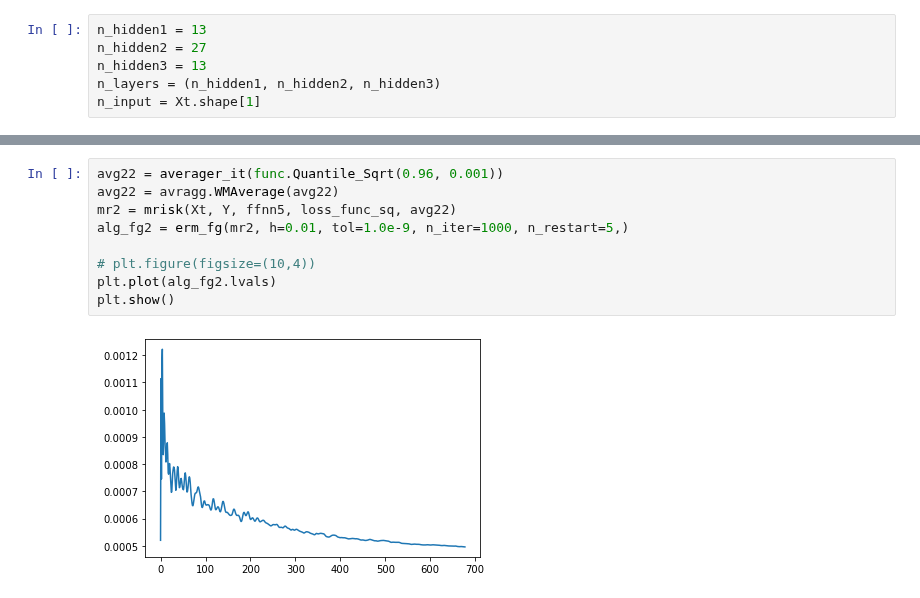
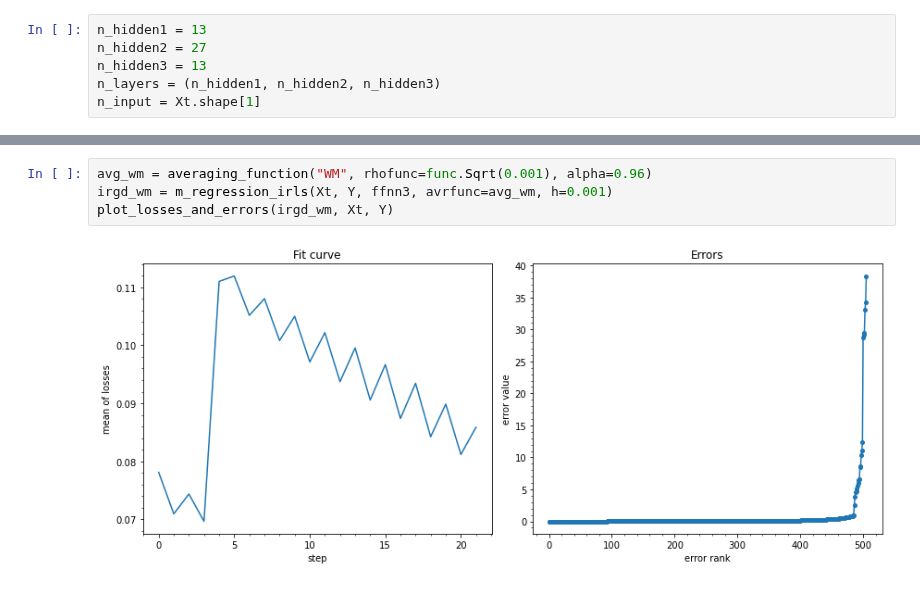
Before and after one commit to intellimath/mlgrad, a Jupyter notebook: examples/isnn2019_nn_boston.ipynb, the cells around one changed output, grey strips where cells are left out. Drawn from its saved outputs; the diff is of its cells as text.

```diff
--- a/examples/isnn2019_nn_boston.ipynb
+++ b/examples/isnn2019_nn_boston.ipynb
@@ -107,11 +83,6 @@ plt.show()
-# %%
-avg22 = averager_it(func.Quantile_Sqrt(0.96, 0.001))
-avg22 = avragg.WMAverage(avg22)
-mr2 = mrisk(Xt, Y, ffnn5, loss_func_sq, avg22)
-alg_fg2 = erm_fg(mr2, h=0.01, tol=1.0e-9, n_iter=1000, n_restart=5,)
-
-# plt.figure(figsize=(10,4))
-plt.plot(alg_fg2.lvals)
-plt.show()
-# %% [output]
-[figure, removed]
+# %%
+avg_wm = averaging_function("WM", rhofunc=func.Sqrt(0.001), alpha=0.96)
+irgd_wm = m_regression_irls(Xt, Y, ffnn3, avrfunc=avg_wm, h=0.001)
+plot_losses_and_errors(irgd_wm, Xt, Y)
+# %% [output]
+[figure, added]
```
Also changed, not shown: parts of 11 cells of this notebook, 36 other files.
